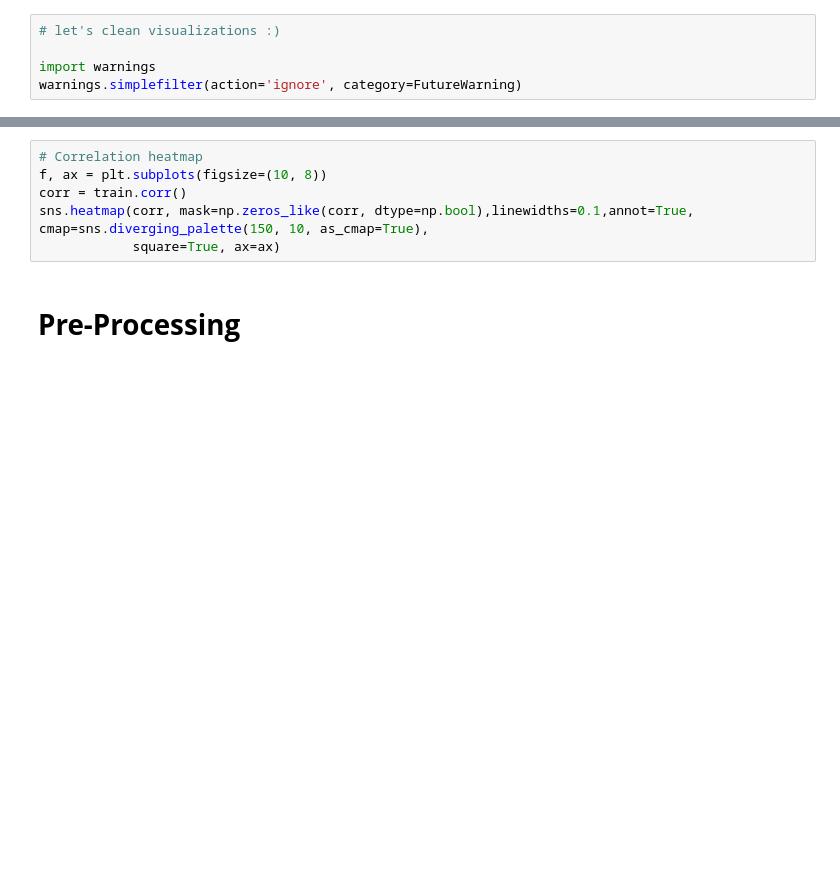
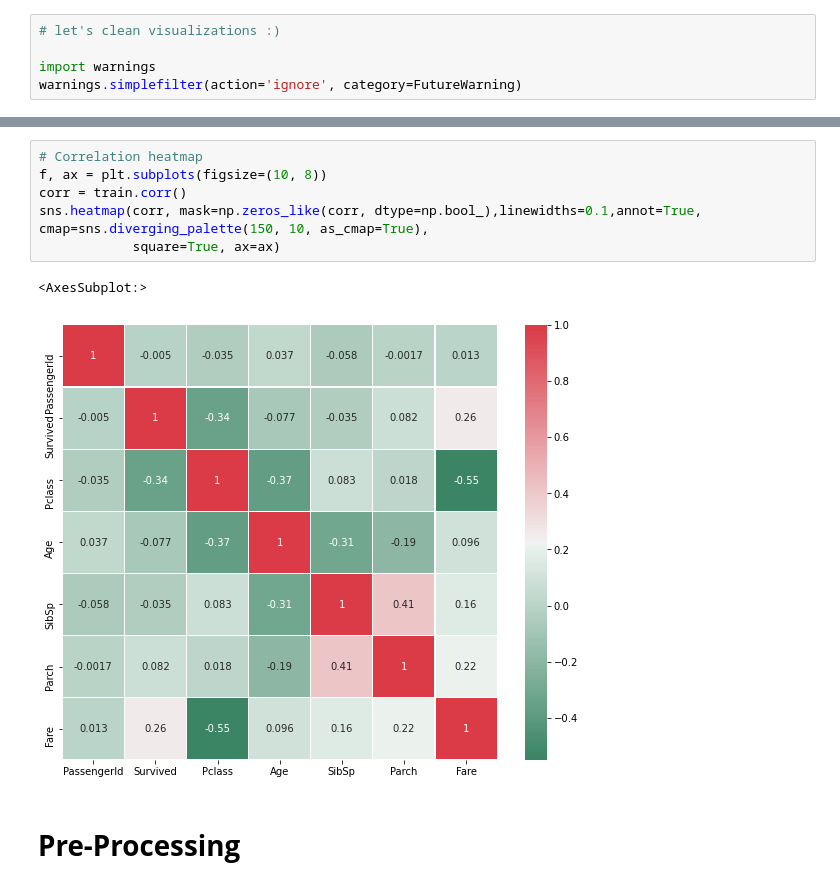
Before and after one commit to KOBeerose/Kaggle, a Jupyter notebook: Titanic/getting-started-with-titanic.ipynb, the cells around one changed output, grey strips where cells are left out. Drawn from its saved outputs; the diff is of its cells as text; blank space fills up the shorter version.

```diff
--- a/Titanic/getting-started-with-titanic.ipynb
+++ b/Titanic/getting-started-with-titanic.ipynb
@@ -74,9 +162,12 @@ plt.show(Age_plt)
 # %%
 # Correlation heatmap
 f, ax = plt.subplots(figsize=(10, 8))
 corr = train.corr()
-sns.heatmap(corr, mask=np.zeros_like(corr, dtype=np.bool),linewidths=0.1,annot=True, cmap=sns.diverging_palette(150, 10, as_cmap=True),
+sns.heatmap(corr, mask=np.zeros_like(corr, dtype=np.bool_),linewidths=0.1,annot=True, cmap=sns.diverging_palette(150, 10, as_cmap=True),
             square=True, ax=ax)
+# %% [output]
+<AxesSubplot:>
+[figure, added]
 # %% [markdown]
 # **Pre-Processing**
 # %%
```
Also changed, not shown: parts of 17 cells of this notebook, 3 other files.
